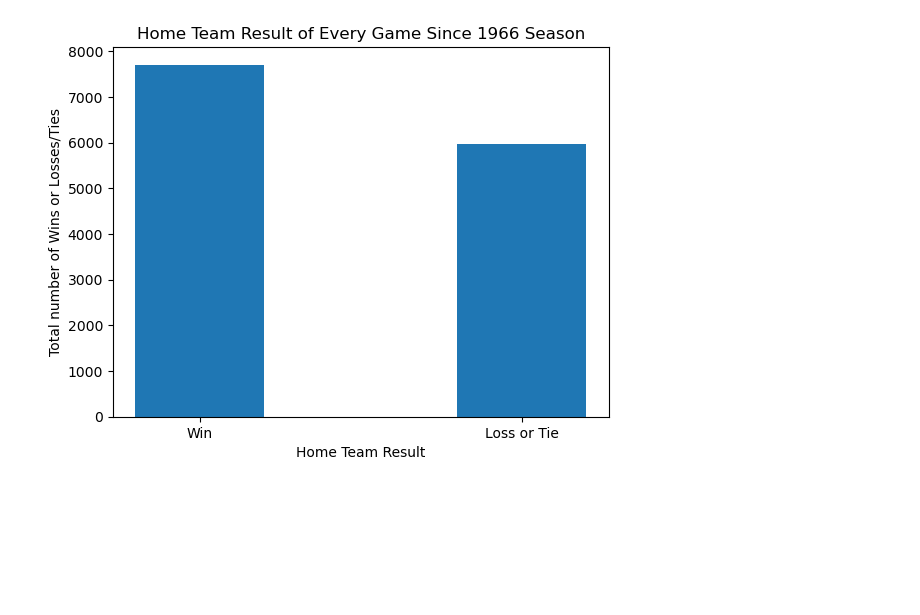
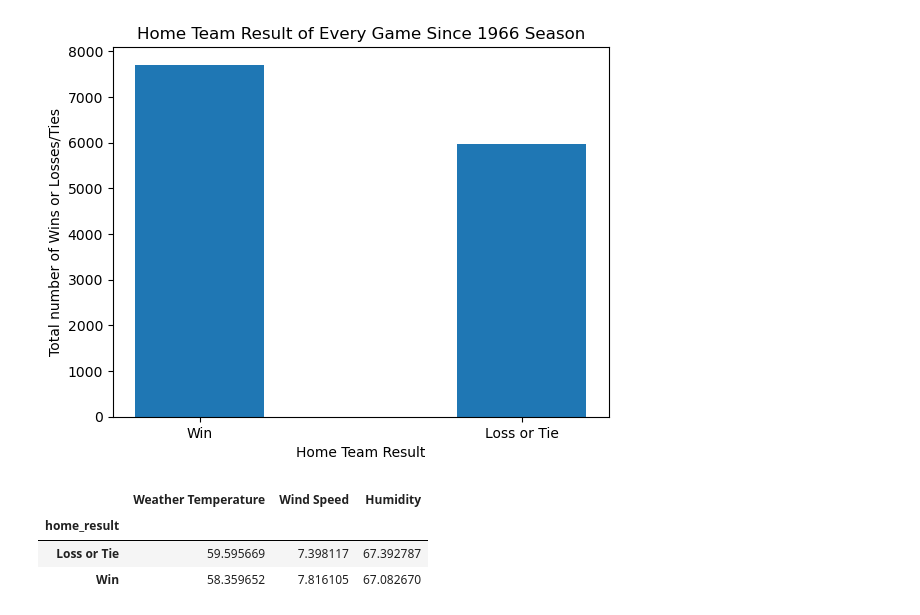
Before and after one commit to jlawrence16/project_one, a Jupyter notebook: import_data_nfl.ipynb, the cells around one changed output. Saved outputs shown, nothing was run; the diff lists cells and outputs as text; code cells hidden in the pictures; blank space fills up the shorter version.

```diff
--- a/import_data_nfl.ipynb
+++ b/import_data_nfl.ipynb
@@ -96,3 +202,18 @@ plt.title("Home Team Result of Every Game Since 1966 Season")
 plt.show()
 # %% [output]
 [figure]
+# %%
+mean_weather_temp = data_df.groupby("home_result")["weather_temperature"].mean()
+mean_weather_temp
+mean_weather_wind = data_df.groupby("home_result")["weather_wind_mph"].mean()
+mean_weather_wind
+mean_weather_humid = data_df.groupby("home_result")["weather_humidity"].mean()
+mean_weather_humid
+#home_result = data_df["home_result"]
+weather_summary = pd.DataFrame({"Weather Temperature": mean_weather_temp,"Wind Speed": mean_weather_wind, "Humidity": mean_weather_humid})
+weather_summary
+# %% [output]
+|  | Weather Temperature | Wind Speed | Humidity |
+| home_result |  |  |  |
+| Loss or Tie | 59.595669 | 7.398117 | 67.392787 |
+| Win | 58.359652 | 7.816105 | 67.082670 |
```
Also changed, not shown: parts of 14 cells of this notebook.
